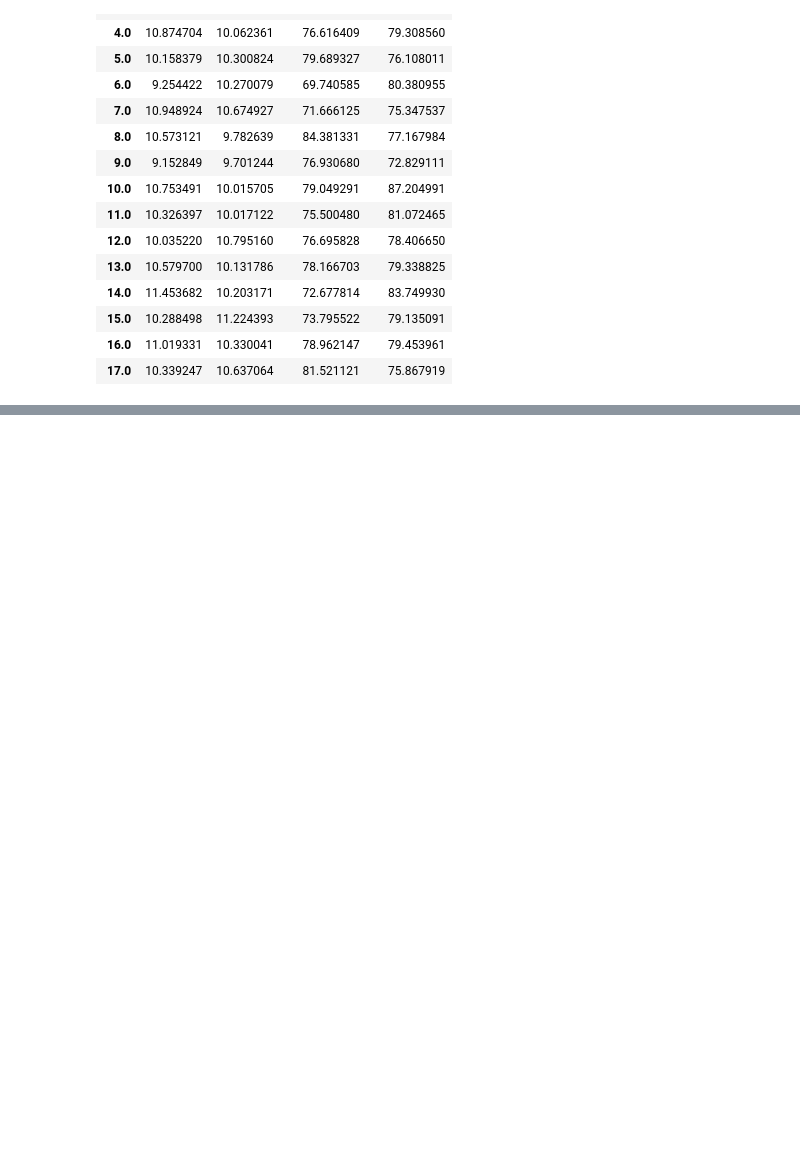
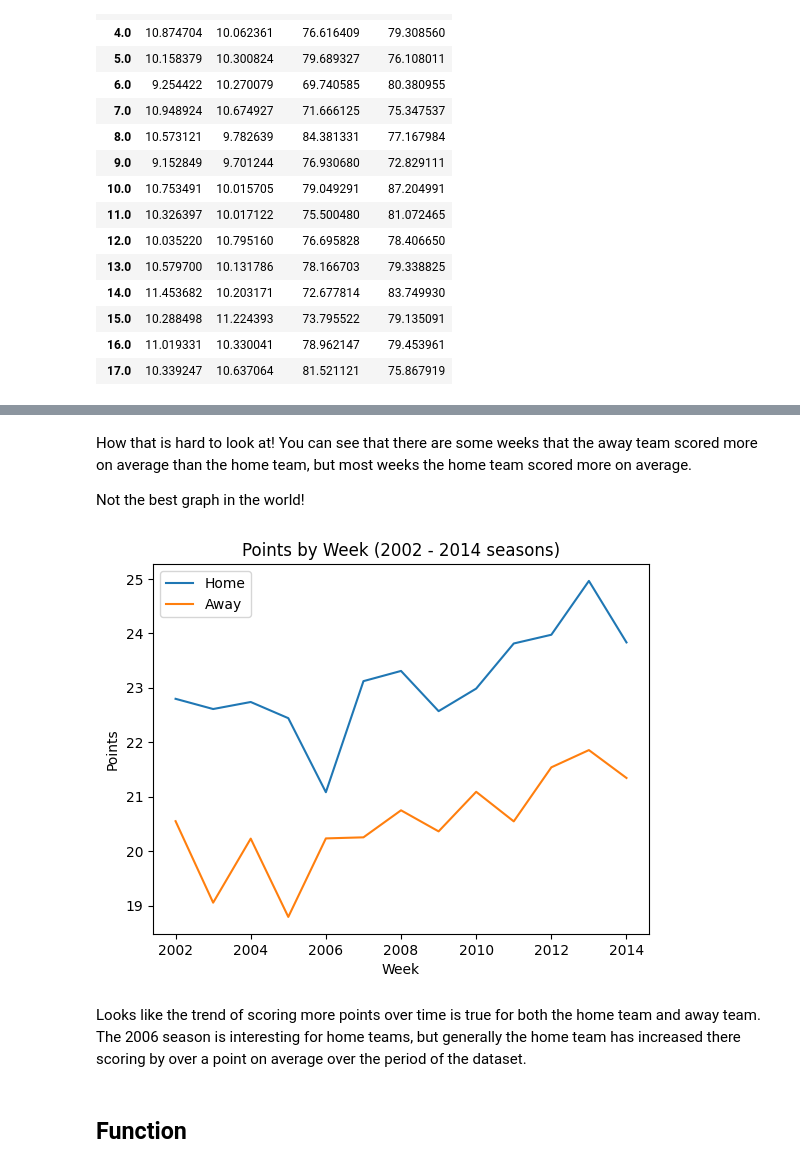
Before and after one commit to evandwh/ST554---Spring-2026---NCSU, a Jupyter notebook: Whitfield_ST554_HW4.ipynb, the cells around one changed output, grey strips where cells are left out. Saved outputs shown, nothing was run; the diff lists cells and outputs as text; code cells hidden in the pictures; blank space fills up the shorter version.

Commit message:
Finished up until the function.

```diff
--- a/Whitfield_ST554_HW4.ipynb
+++ b/Whitfield_ST554_HW4.ipynb
@@ -506,4 +506,4 @@ Index(['week', 'date', 'day', 'season', 'awayTeam', 'AQ1', 'AQ2', 'AQ3', 'AQ4',
 # %%
 vars = ["HFinal", "AFinal", "HnetPassYds", "AnetPassYds"]
 
-NFL_RS_data.groupby("season")[vars].mean()
+NFL_mean_season = NFL_RS_data.groupby("season")[vars].mean()
@@ -633,0 +609,20 @@ NFL_RS_data \
+# %% [markdown]
+How that is hard to look at! You can see that there are some weeks that the away team scored more on average than the home team, but most weeks the home team scored more on average.
+
+Not the best graph in the world!
+# %%
+NFL_mean_season
+
+NFL_mean_season["HFinal"].plot(kind="line", label = "Home", legend = True)
+NFL_mean_season["AFinal"].plot(kind="line", label = "Away", legend = True)
+plt.xlabel("Week")
+plt.ylabel("Points")
+plt.title("Points by Week (2002 - 2014 seasons)")
+
+plt.show()
+# %% [output]
+[figure, added]
+# %% [markdown]
+Looks like the trend of scoring more points over time is true for both the home team and away team. The 2006 season is interesting for home teams, but generally the home team has increased there scoring by over a point on average over the period of the dataset.
+# %% [markdown]
+## Function
```
Also changed, not shown: parts of 7 cells of this notebook.
